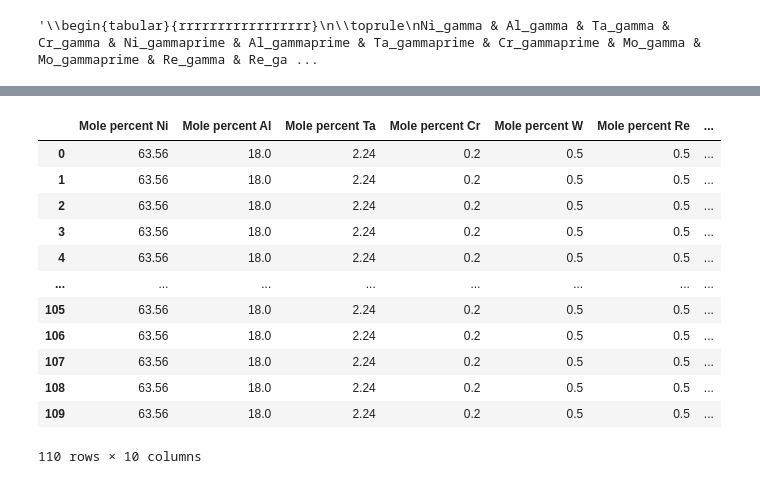
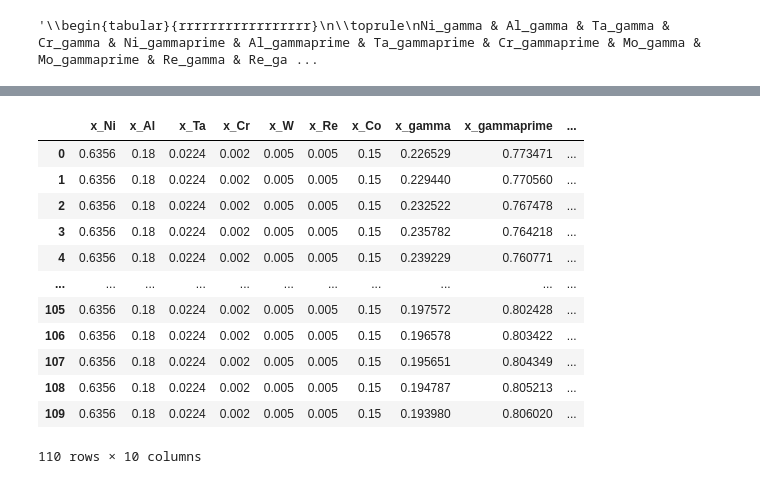
Before and after one commit to ShannonNCM/High_temp_materials, a Jupyter notebook: codes.ipynb, the cells around one changed output, grey strips where cells are left out. Drawn from its saved outputs; the diff is of its cells as text; code cells hidden in the pictures.

```diff
--- a/codes.ipynb
+++ b/codes.ipynb
@@ -488,17 +491,20 @@ pd.read_excel('Q5_results.xls')
 # %%
-df5_01 = pd.read_excel('Q5_results01.xls')
-df5_01
+#importing the data of the mole fractions of the elements in the alloys
+df5_1_02 = pd.read_excel('Q5_results01.xls')
+df5_02 = f.rename_alloy_columns(df5_1_02, f.frac_names)
+df5_02[['x_Ni','x_Al', 'x_Ta', 'x_Cr', 'x_W', 'x_Re', 'x_Co']] = df5_02[['x_Ni','x_Al', 'x_Ta', 'x_Cr', 'x_W', 'x_Re', 'x_Co']]/100
+df5_02
 # %% [output]
-|  | Mole percent Ni | Mole percent Al | Mole percent Ta | Mole percent Cr | Mole percent W | Mole percent Re | ... |
-| 0 | 63.56 | 18.0 | 2.24 | 0.2 | 0.5 | 0.5 | ... |
-| 1 | 63.56 | 18.0 | 2.24 | 0.2 | 0.5 | 0.5 | ... |
-| 2 | 63.56 | 18.0 | 2.24 | 0.2 | 0.5 | 0.5 | ... |
-| 3 | 63.56 | 18.0 | 2.24 | 0.2 | 0.5 | 0.5 | ... |
-| 4 | 63.56 | 18.0 | 2.24 | 0.2 | 0.5 | 0.5 | ... |
-| ... | ... | ... | ... | ... | ... | ... | ... |
-| 105 | 63.56 | 18.0 | 2.24 | 0.2 | 0.5 | 0.5 | ... |
-| 106 | 63.56 | 18.0 | 2.24 | 0.2 | 0.5 | 0.5 | ... |
-| 107 | 63.56 | 18.0 | 2.24 | 0.2 | 0.5 | 0.5 | ... |
-| 108 | 63.56 | 18.0 | 2.24 | 0.2 | 0.5 | 0.5 | ... |
-| 109 | 63.56 | 18.0 | 2.24 | 0.2 | 0.5 | 0.5 | ... |
+|  | x_Ni | x_Al | x_Ta | x_Cr | x_W | x_Re | x_Co | x_gamma | x_gammaprime | ... |
+| 0 | 0.6356 | 0.18 | 0.0224 | 0.002 | 0.005 | 0.005 | 0.15 | 0.226529 | 0.773471 | ... |
+| 1 | 0.6356 | 0.18 | 0.0224 | 0.002 | 0.005 | 0.005 | 0.15 | 0.229440 | 0.770560 | ... |
+| 2 | 0.6356 | 0.18 | 0.0224 | 0.002 | 0.005 | 0.005 | 0.15 | 0.232522 | 0.767478 | ... |
+| 3 | 0.6356 | 0.18 | 0.0224 | 0.002 | 0.005 | 0.005 | 0.15 | 0.235782 | 0.764218 | ... |
+| 4 | 0.6356 | 0.18 | 0.0224 | 0.002 | 0.005 | 0.005 | 0.15 | 0.239229 | 0.760771 | ... |
+| ... | ... | ... | ... | ... | ... | ... | ... | ... | ... | ... |
+| 105 | 0.6356 | 0.18 | 0.0224 | 0.002 | 0.005 | 0.005 | 0.15 | 0.197572 | 0.802428 | ... |
+| 106 | 0.6356 | 0.18 | 0.0224 | 0.002 | 0.005 | 0.005 | 0.15 | 0.196578 | 0.803422 | ... |
+| 107 | 0.6356 | 0.18 | 0.0224 | 0.002 | 0.005 | 0.005 | 0.15 | 0.195651 | 0.804349 | ... |
+| 108 | 0.6356 | 0.18 | 0.0224 | 0.002 | 0.005 | 0.005 | 0.15 | 0.194787 | 0.805213 | ... |
+| 109 | 0.6356 | 0.18 | 0.0224 | 0.002 | 0.005 | 0.005 | 0.15 | 0.193980 | 0.806020 | ... |
 110 rows × 10 columns
```
Also changed, not shown: parts of 9 cells of this notebook, 2 other files.
